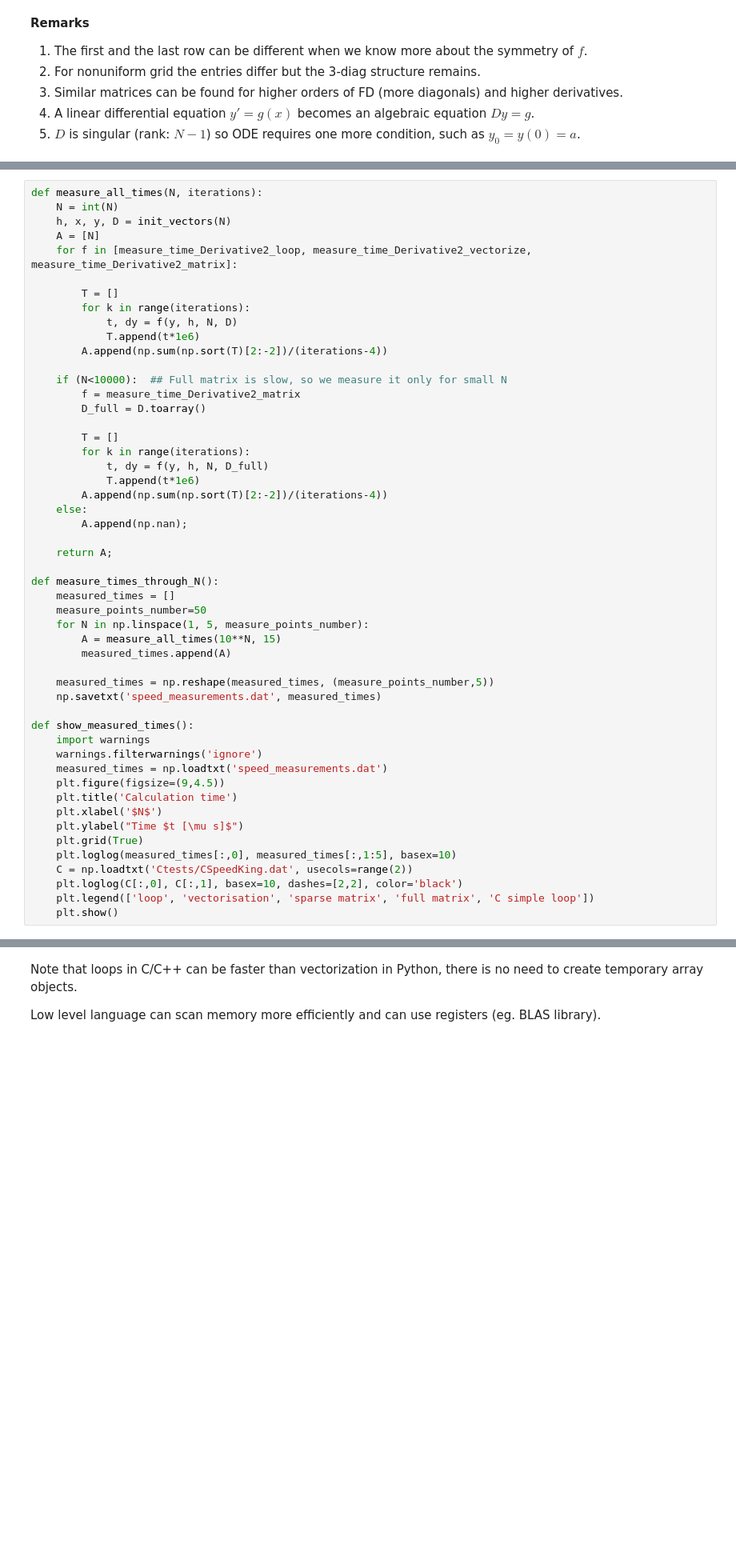
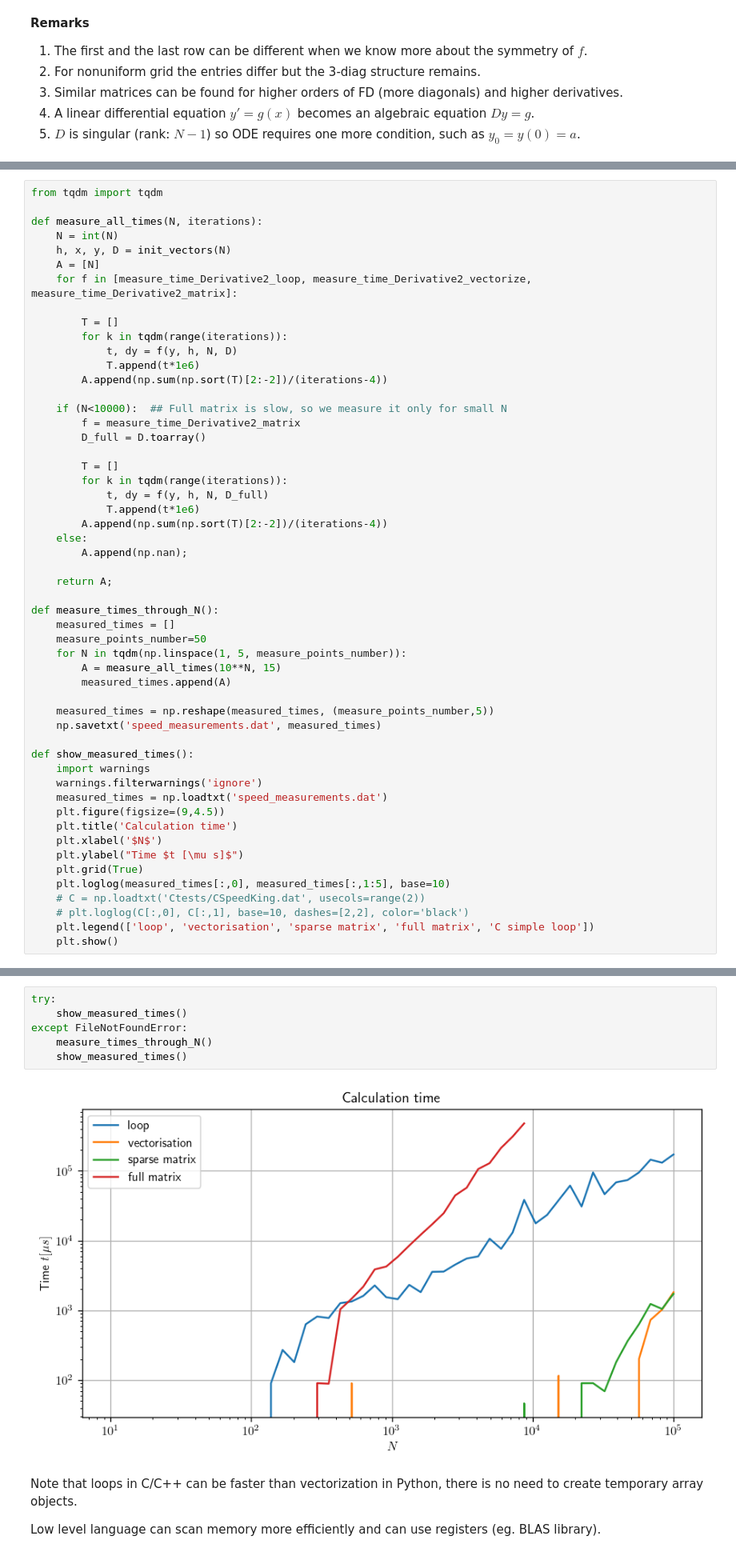
Before and after one commit to falcotinnunculus/szaloneramki, a Jupyter notebook: 05/Lecture_04_2025.ipynb, the cells around one changed output, grey strips where cells are left out. Shown at 80% size. Cells and saved outputs as stored; diff of their text form; blank space fills up the shorter version.

```diff
--- a/05/Lecture_04_2025.ipynb
+++ b/05/Lecture_04_2025.ipynb
@@ -324,4 +324,6 @@ Full matrix multiplication is 3321.19 slower than sparse
 # %%
+from tqdm import tqdm
+
 def measure_all_times(N, iterations):
     N = int(N)
     h, x, y, D = init_vectors(N)
@@ -329,7 +331,7 @@ def measure_all_times(N, iterations):
     for f in [measure_time_Derivative2_loop, measure_time_Derivative2_vectorize, measure_time_Derivative2_matrix]:
 
         T = []
-        for k in range(iterations):
+        for k in tqdm(range(iterations)):
             t, dy = f(y, h, N, D)
             T.append(t*1e6)
         A.append(np.sum(np.sort(T)[2:-2])/(iterations-4))
@@ -339,7 +341,7 @@ def measure_all_times(N, iterations):
         D_full = D.toarray()
 
         T = []
-        for k in range(iterations):
+        for k in tqdm(range(iterations)):
             t, dy = f(y, h, N, D_full)
             T.append(t*1e6)
         A.append(np.sum(np.sort(T)[2:-2])/(iterations-4))
@@ -351,7 +353,7 @@ def measure_all_times(N, iterations):
 def measure_times_through_N():
     measured_times = []
     measure_points_number=50
-    for N in np.linspace(1, 5, measure_points_number):
+    for N in tqdm(np.linspace(1, 5, measure_points_number)):
         A = measure_all_times(10**N, 15)
         measured_times.append(A)
 
@@ -367,9 +369,9 @@ def show_measured_times():
     plt.xlabel('$N$')
     plt.ylabel("Time $t [\mu s]$")
     plt.grid(True)
-    plt.loglog(measured_times[:,0], measured_times[:,1:5], basex=10)
-    C = np.loadtxt('Ctests/CSpeedKing.dat', usecols=range(2))
-    plt.loglog(C[:,0], C[:,1], basex=10, dashes=[2,2], color='black')
+    plt.loglog(measured_times[:,0], measured_times[:,1:5], base=10)
+    # C = np.loadtxt('Ctests/CSpeedKing.dat', usecols=range(2))
+    # plt.loglog(C[:,0], C[:,1], base=10, dashes=[2,2], color='black')
     plt.legend(['loop', 'vectorisation', 'sparse matrix', 'full matrix', 'C simple loop'])
     plt.show()
 # %% [markdown]
@@ -396,3 +393,11 @@ show_measured_times()
+# %%
+try:
+    show_measured_times()
+except FileNotFoundError:
+    measure_times_through_N()
+    show_measured_times()
+# %% [output]
+[figure, added]
 # %% [markdown]
 Note that loops in C/C++ can be faster than vectorization in Python, there is no need to create temporary array objects.
 
```
Also changed, not shown: parts of 29 cells of this notebook, 3 other files.
